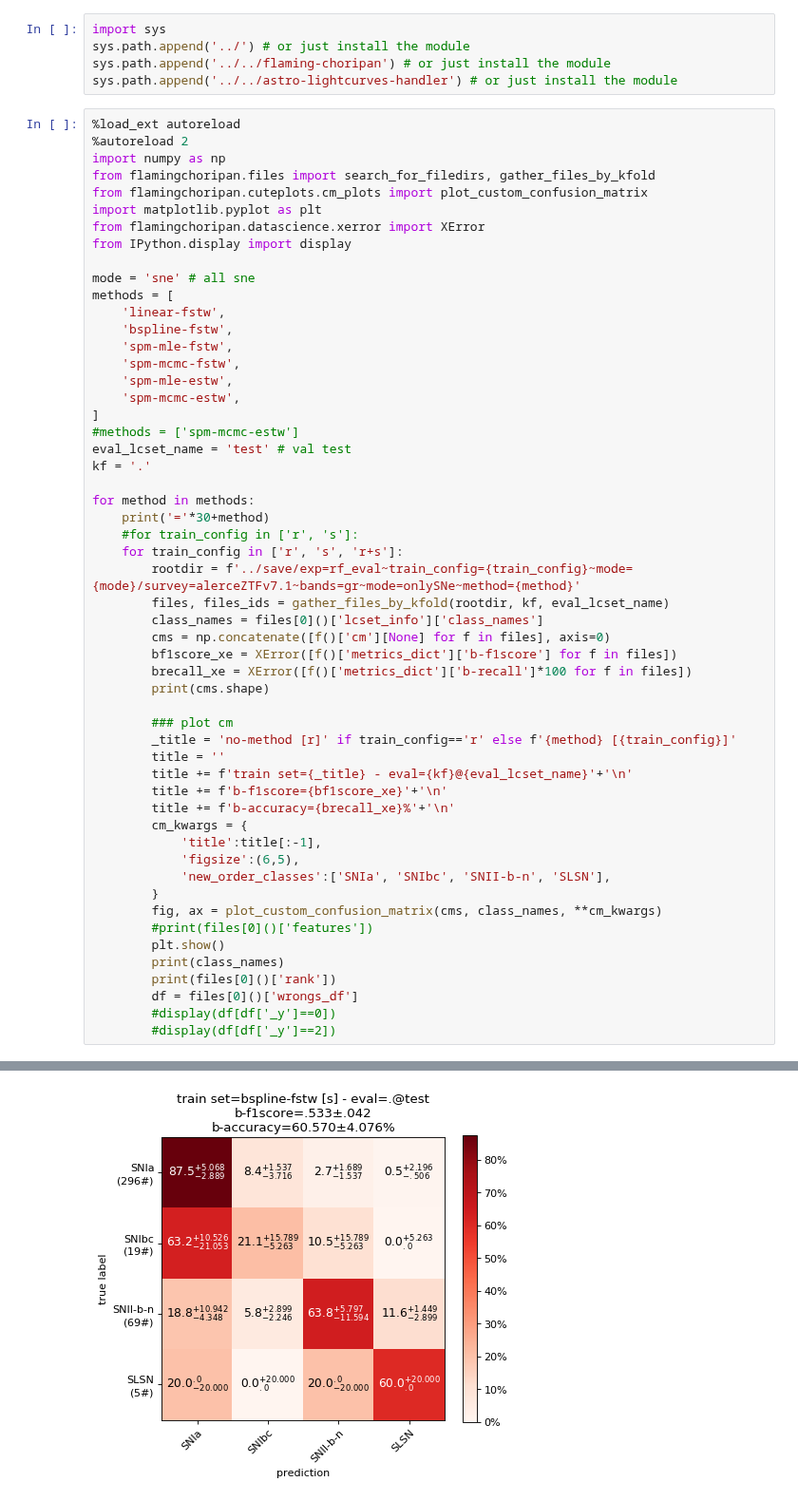
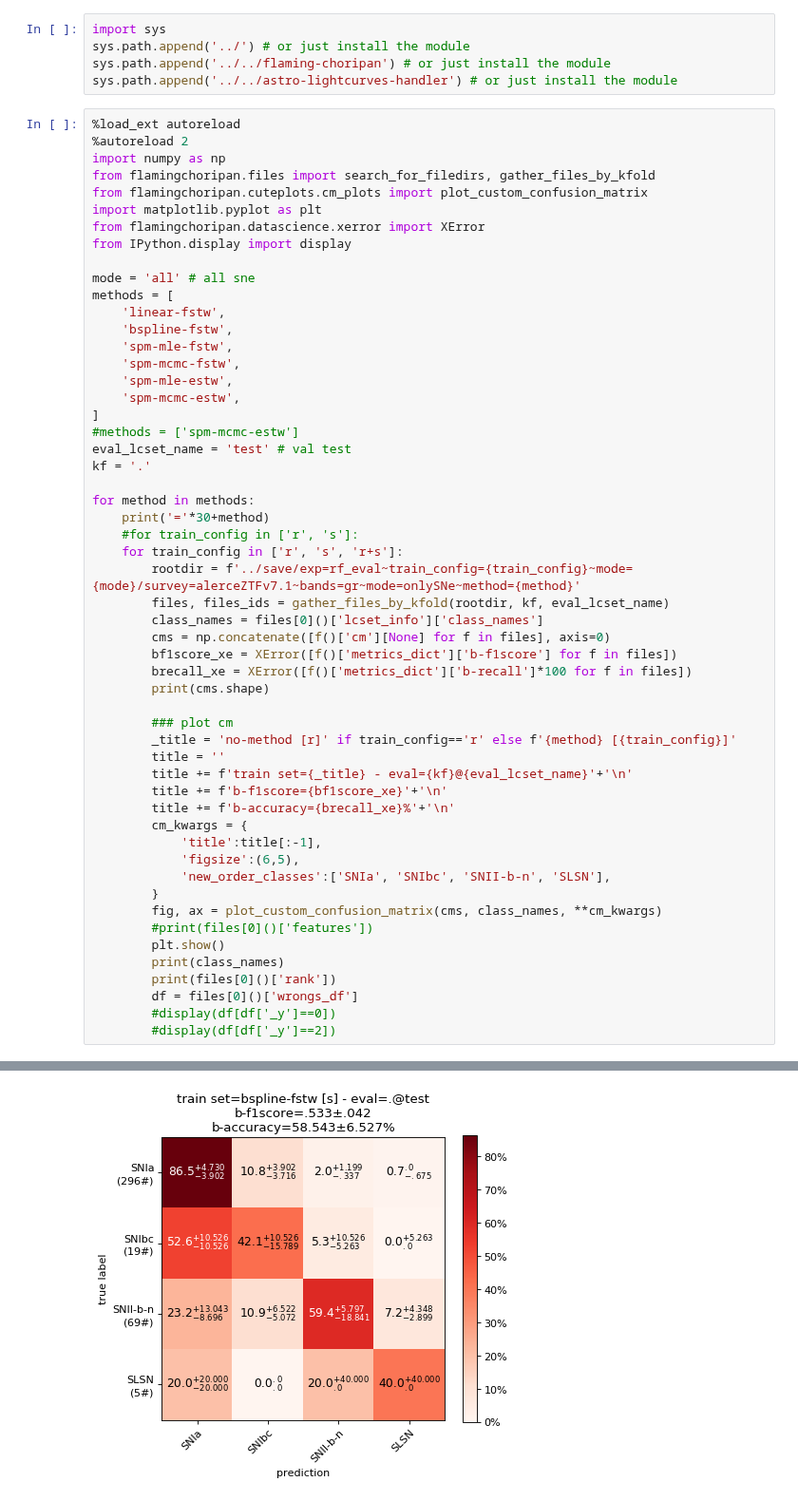
Before and after one commit to opimentel-github/astro-lightcurves-fats, a Jupyter notebook: experiments/metrics_results.ipynb, the cells around one changed output, grey strips where cells are left out. Shown at 95% size. Cells and saved outputs as stored; diff of their text form.

```diff
--- a/experiments/metrics_results.ipynb
+++ b/experiments/metrics_results.ipynb
@@ -13,7 +13,7 @@ import matplotlib.pyplot as plt
 from flamingchoripan.datascience.xerror import XError
 from IPython.display import display
 
-mode = 'sne' # all sne
+mode = 'all' # all sne
 methods = [
     'linear-fstw',
     'bspline-fstw',
@@ -119,4 +119,4 @@ features:
 (50, 4, 4)
-[figure, old version]
+[figure, new version]
 ['SLSN', 'SNII-b-n', 'SNIa', 'SNIbc']
 features:
```
Also changed, not shown: parts of 3 cells of this notebook.
